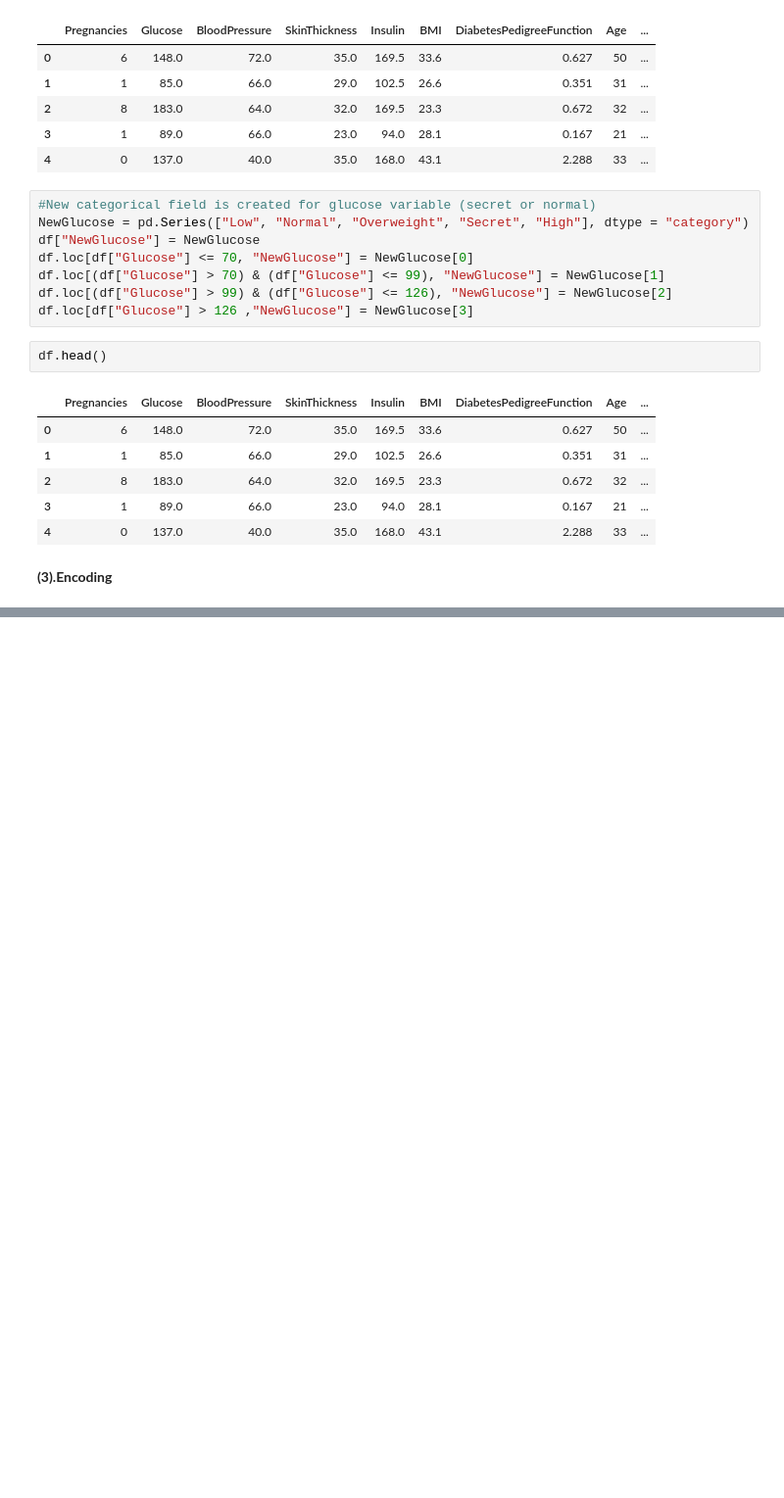
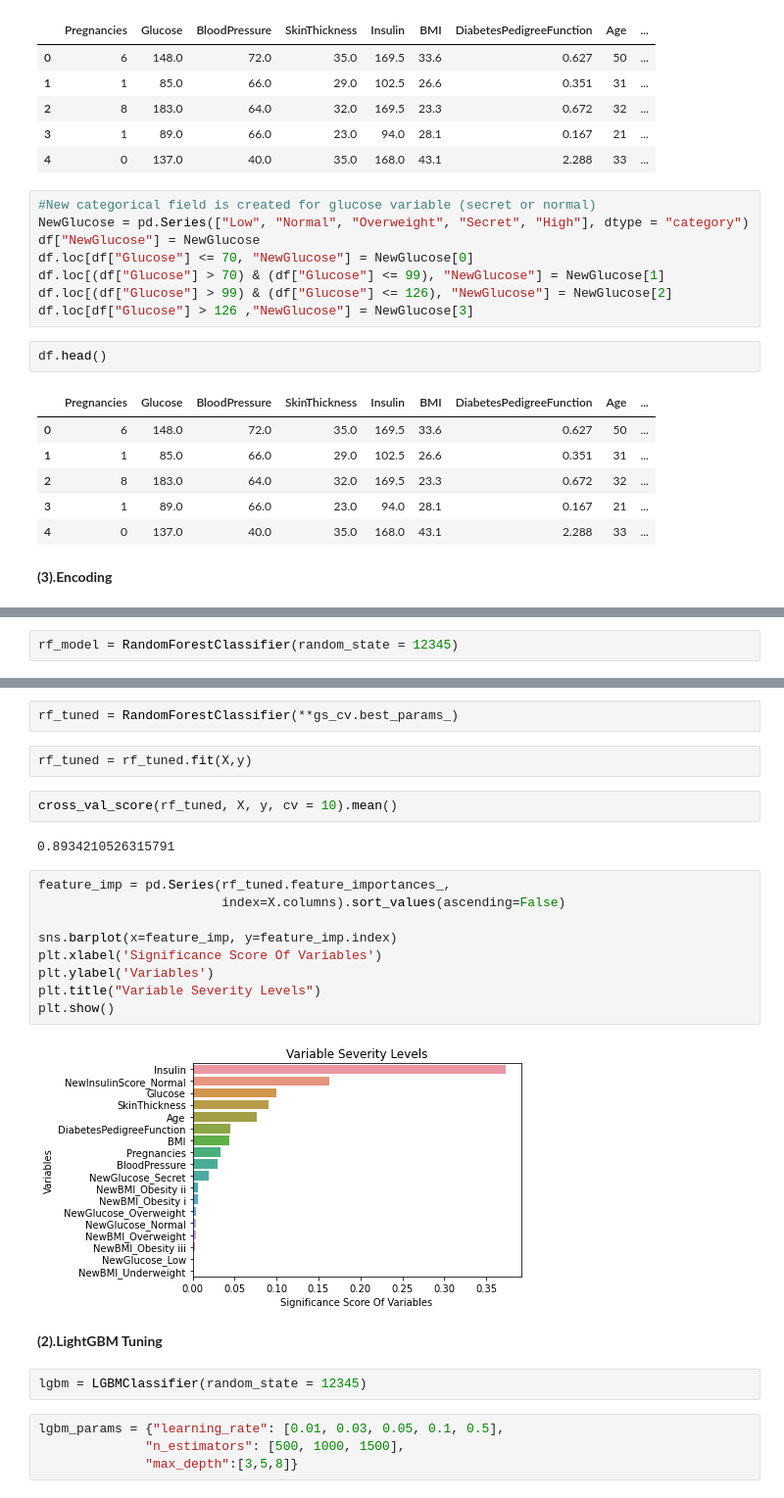
Before and after one commit to naveengovindasamy/Diabetes-Prediction-Using-ML, a Jupyter notebook: DiabetesML.ipynb, the cells around one changed output, grey strips where cells are left out. Shown at 98% size. Cells and saved outputs as stored; diff of their text form; blank space fills up the shorter version.

```diff
--- a/DiabetesML.ipynb
+++ b/DiabetesML.ipynb
@@ -395,0 +531,2 @@ df.head()
+# %%
+rf_model = RandomForestClassifier(random_state = 12345)
@@ -395,0 +550,27 @@ df.head()
+# %%
+rf_tuned = RandomForestClassifier(**gs_cv.best_params_)
+# %%
+rf_tuned = rf_tuned.fit(X,y)
+# %%
+cross_val_score(rf_tuned, X, y, cv = 10).mean()
+# %% [output]
+0.8934210526315791
+# %%
+feature_imp = pd.Series(rf_tuned.feature_importances_,
+                        index=X.columns).sort_values(ascending=False)
+
+sns.barplot(x=feature_imp, y=feature_imp.index)
+plt.xlabel('Significance Score Of Variables')
+plt.ylabel('Variables')
+plt.title("Variable Severity Levels")
+plt.show()
+# %% [output]
+[figure, added]
+# %% [markdown]
+**(2).LightGBM Tuning**
+# %%
+lgbm = LGBMClassifier(random_state = 12345)
+# %%
+lgbm_params = {"learning_rate": [0.01, 0.03, 0.05, 0.1, 0.5],
+              "n_estimators": [500, 1000, 1500],
+              "max_depth":[3,5,8]}
```
Also changed, not shown: parts of 40 cells of this notebook.
